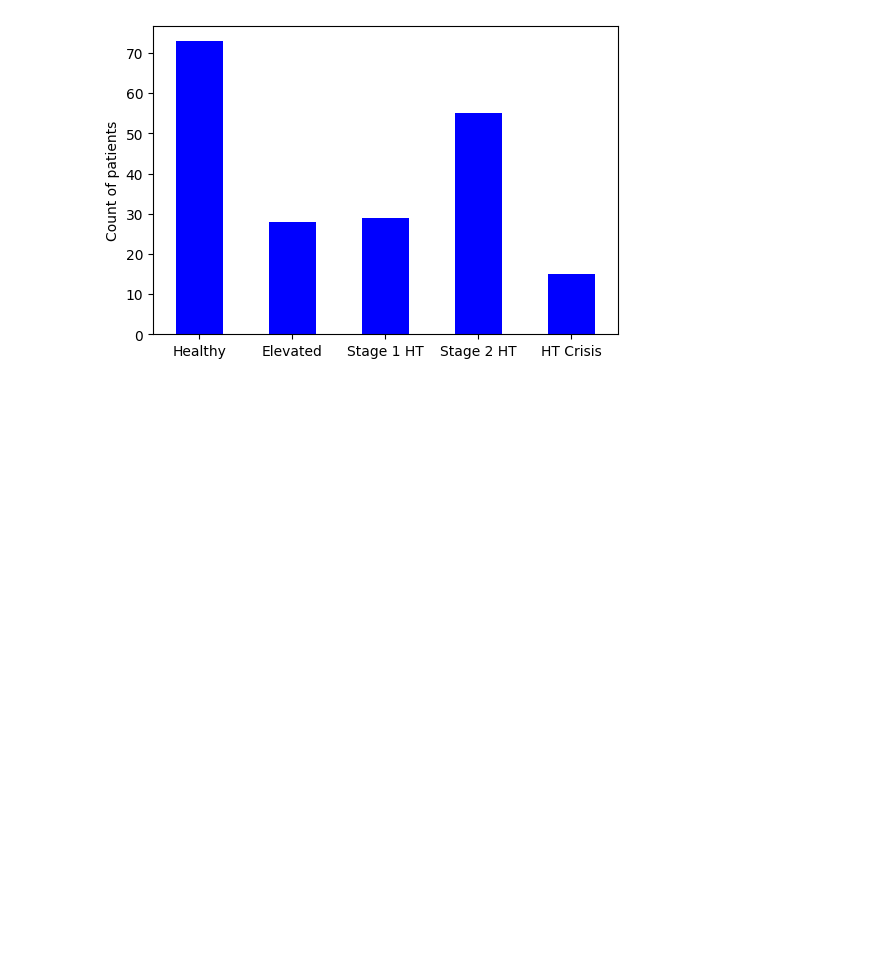
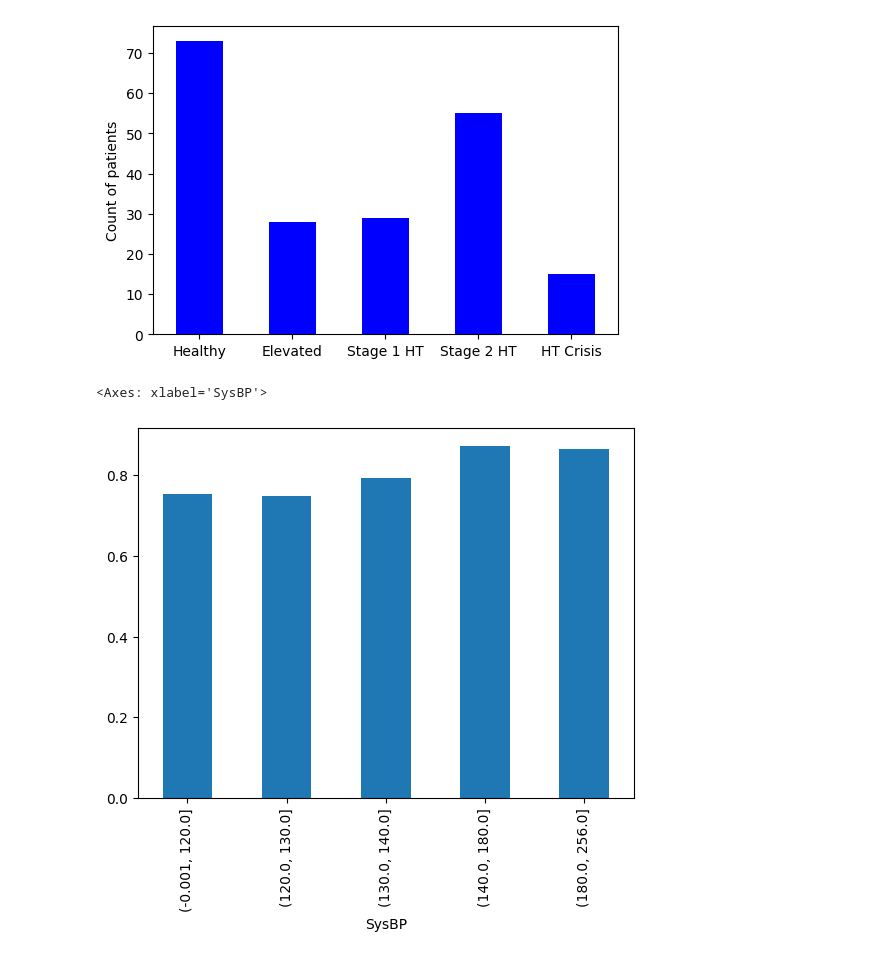
Before and after one commit to jayysinn98/SGH-Submission, a Jupyter notebook: Code.ipynb, the cells around one changed output. Drawn from its saved outputs; the diff is of its cells as text; code cells hidden in the pictures; blank space fills up the shorter version.

```diff
--- a/Code.ipynb
+++ b/Code.ipynb
@@ -93,3 +105,9 @@ plt.ylabel('Count of patients')
 plt.show()
 # %% [output]
 [figure]
+# %%
+# take the average survival rate of each of the groups)
+pd.concat([out, data['Survive']], axis = 1).groupby(['SysBP'])['Survive'].mean().plot.bar()
+# %% [output]
+<Axes: xlabel='SysBP'>
+[figure, added]
```
Also changed, not shown: parts of 10 cells of this notebook.
